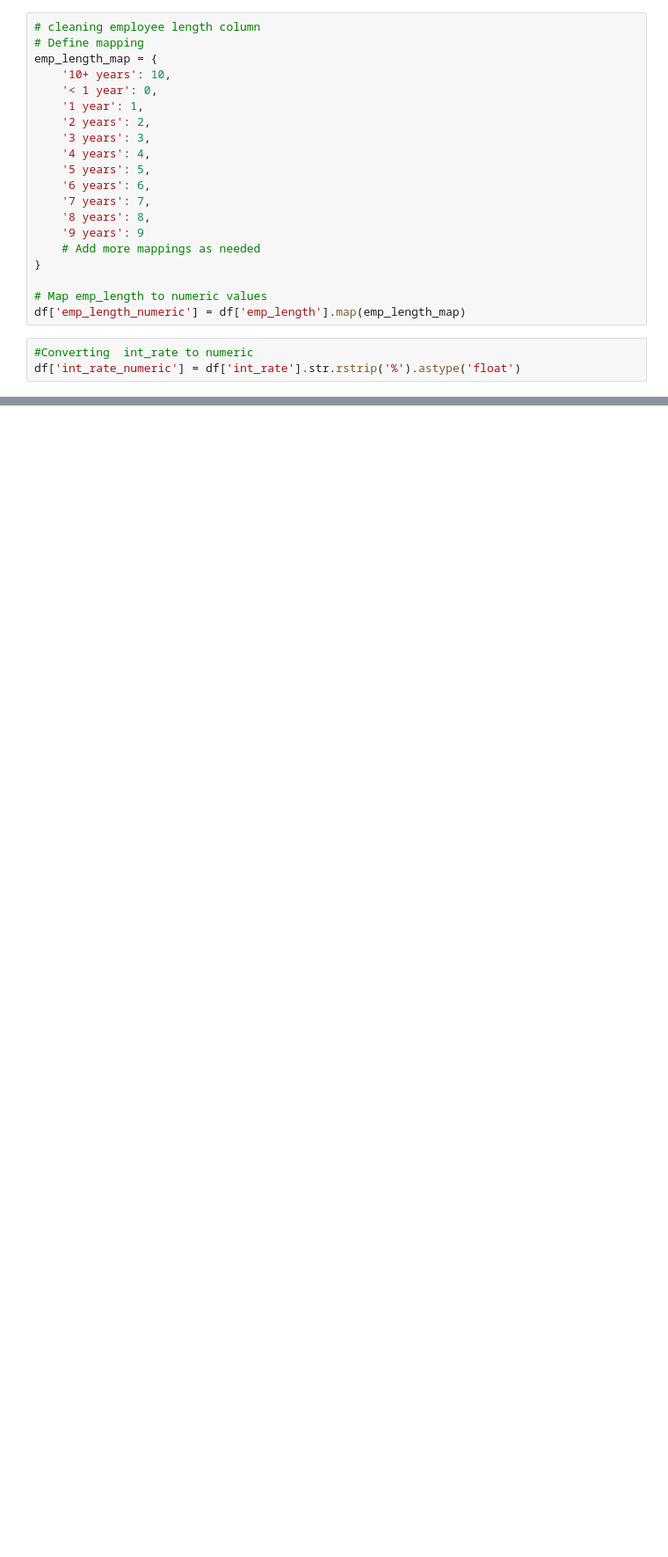
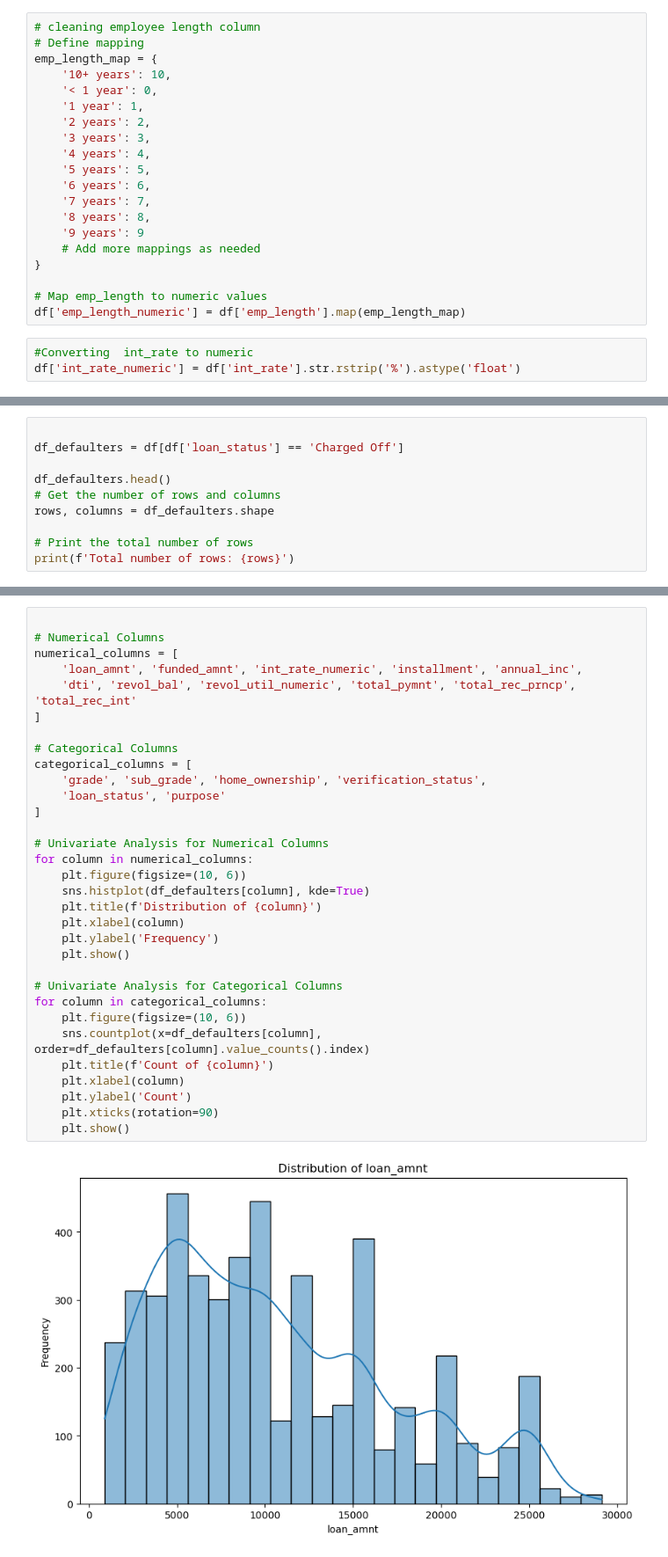
Before and after one commit to ramyaam/LendingClubCaseStudy, a Jupyter notebook: Lending_Club_CaseStudy.ipynb, the cells around one changed output, grey strips where cells are left out. Shown at 88% size. Saved outputs shown, nothing was run; the diff lists cells and outputs as text; blank space fills up the shorter version.

```diff
--- a/Lending_Club_CaseStudy.ipynb
+++ b/Lending_Club_CaseStudy.ipynb
@@ -265,0 +204,10 @@ plt.show()
+# %%
+
+df_defaulters = df[df['loan_status'] == 'Charged Off']
+
+df_defaulters.head()
+# Get the number of rows and columns
+rows, columns = df_defaulters.shape
+
+# Print the total number of rows
+print(f'Total number of rows: {rows}')
@@ -265,0 +218,34 @@ plt.show()
+# %%
+
+# Numerical Columns
+numerical_columns = [
+    'loan_amnt', 'funded_amnt', 'int_rate_numeric', 'installment', 'annual_inc',
+    'dti', 'revol_bal', 'revol_util_numeric', 'total_pymnt', 'total_rec_prncp', 'total_rec_int'
+]
+
+# Categorical Columns
+categorical_columns = [
+    'grade', 'sub_grade', 'home_ownership', 'verification_status',
+    'loan_status', 'purpose'
+]
+
+# Univariate Analysis for Numerical Columns
+for column in numerical_columns:
+    plt.figure(figsize=(10, 6))
+    sns.histplot(df_defaulters[column], kde=True)
+    plt.title(f'Distribution of {column}')
+    plt.xlabel(column)
+    plt.ylabel('Frequency')
+    plt.show()
+
+# Univariate Analysis for Categorical Columns
+for column in categorical_columns:
+    plt.figure(figsize=(10, 6))
+    sns.countplot(x=df_defaulters[column], order=df_defaulters[column].value_counts().index)
+    plt.title(f'Count of {column}')
+    plt.xlabel(column)
+    plt.ylabel('Count')
+    plt.xticks(rotation=90)
+    plt.show()
+# %% [output]
+[figure, added]
```
Also changed, not shown: parts of 30 cells of this notebook.
